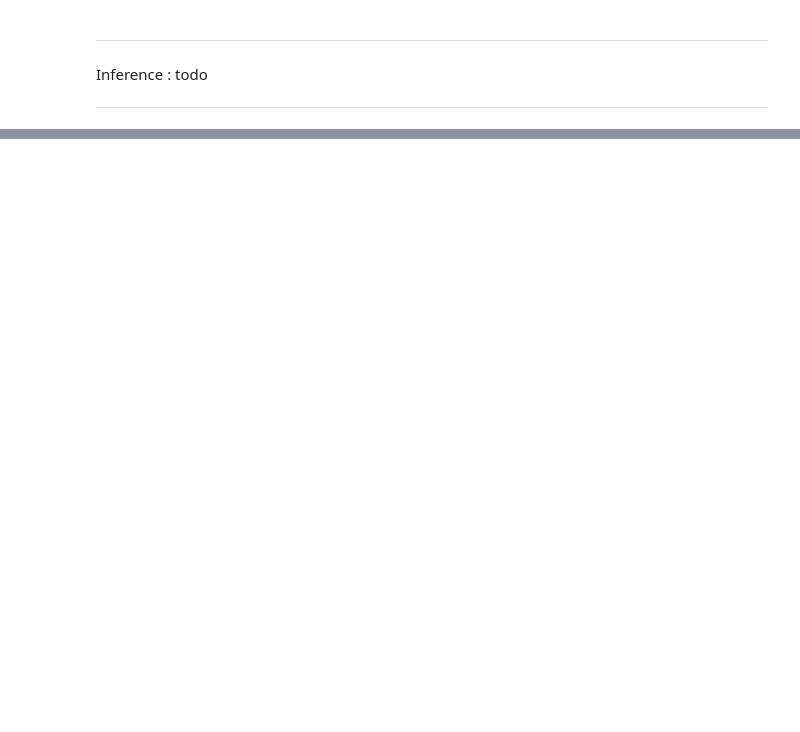
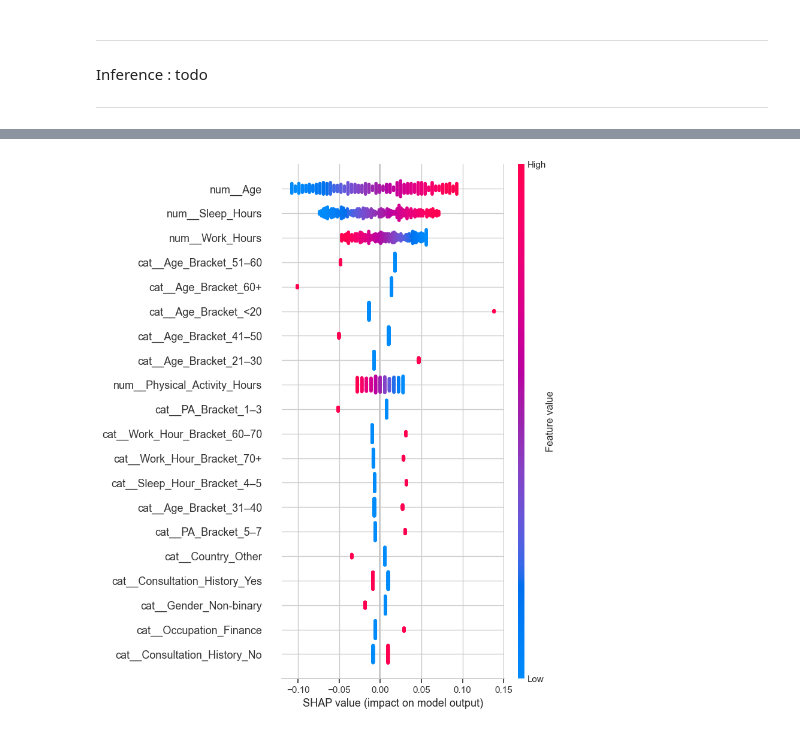
Before and after one commit to anoushka-rao/Mental_Health_and_Burnout, a Jupyter notebook: Mental_Health_Workplace_Survey.ipynb, the cells around one changed output, grey strips where cells are left out. Drawn from its saved outputs; the diff is of its cells as text; code cells hidden in the pictures; blank space fills up the shorter version.

```diff
--- a/Mental_Health_Workplace_Survey.ipynb
+++ b/Mental_Health_Workplace_Survey.ipynb
@@ -1332,0 +1353,37 @@ Inference  : todo
+# %%
+import numpy as np
+import pandas as pd
+import shap
+from sklearn.linear_model import LogisticRegression
+
+# --- Define Logistic Regression model ---
+LogRegModel =  LogisticRegression(
+    solver="saga",
+    penalty="l2",
+    C=0.1,
+    class_weight=None,
+    max_iter=2000,
+    random_state=42
+)
+
+
+# --- Take a random sample of 500 rows from X_test_proc ---
+idx = np.random.choice(X_test_proc.shape[0], 500, replace=False)
+X_sample = X_test_proc[idx, :]
+
+# Convert to DataFrame for SHAP plots
+X_sample_df = pd.DataFrame(X_sample, columns=preprocessor.get_feature_names_out())
+
+# --- Fit the model ---
+LogRegModel.fit(X_train_proc, y_train)
+
+# --- LinearExplainer for Logistic Regression (updated) ---
+explainer = shap.LinearExplainer(LogRegModel, X_train_proc, feature_perturbation="interventional")
+
+# --- Compute SHAP values ---
+shap_values = explainer.shap_values(X_sample)
+
+# --- Summary plot ---
+shap.summary_plot(shap_values, X_sample_df, show=False)
+# %% [output]
+[figure, added]
```
Also changed, not shown: parts of 13 cells of this notebook.
